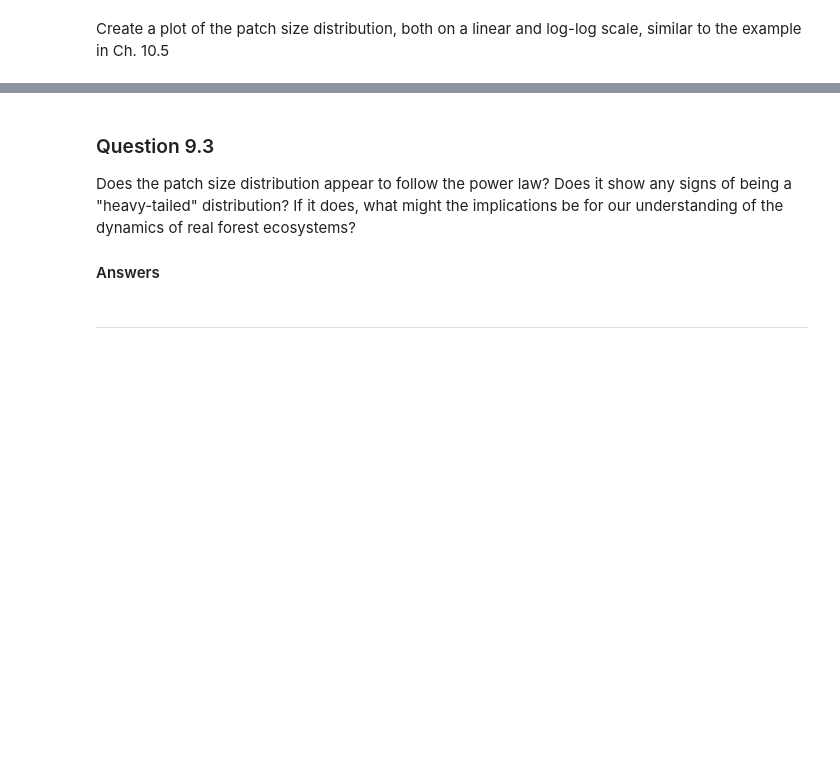
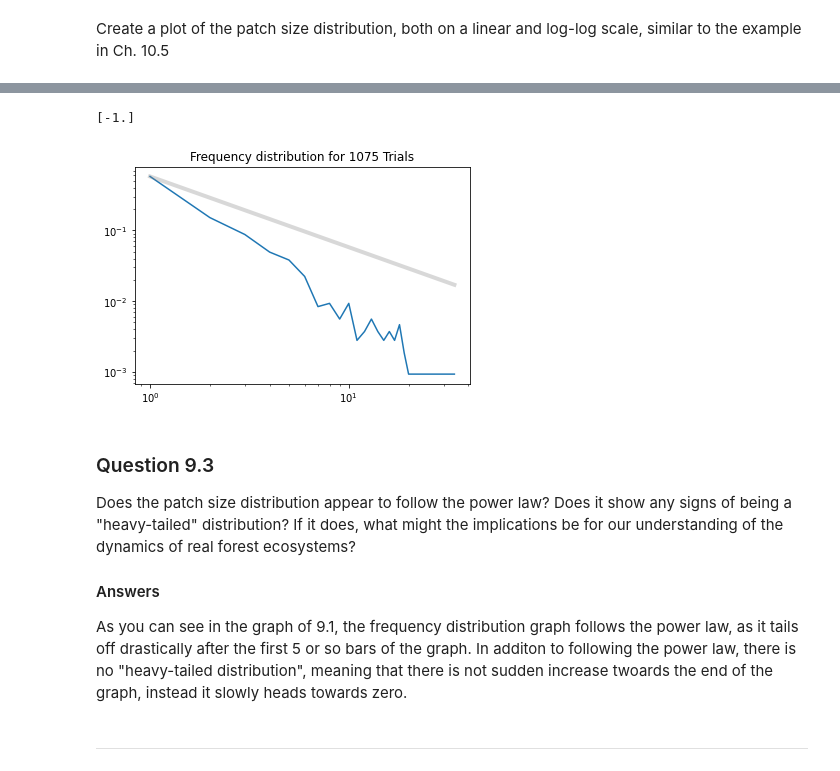
Before and after one commit to StoneMason495/cap-comp215, a Jupyter notebook: labs/lab09ZM.ipynb, the cells around one changed output, grey strips where cells are left out. Drawn from its saved outputs; the diff is of its cells as text; code cells hidden in the pictures; blank space fills up the shorter version.

```diff
--- a/labs/lab09ZM.ipynb
+++ b/labs/lab09ZM.ipynb
@@ -510,3 +523,25 @@ pmfS.plot(label='S')
+# %%
+def slope(xs, ys):
+    """ Return slope in log-space """
+    return np.diff(np.log(ys)) / np.diff(np.log(xs))
+
+def plot_negative_one_slope(dist, axes=None):
+    """ Plot a line with slope -1 from the first point in the dist """
+    axes = axes or plt.gca()
+    xs = [dist.categories[0], dist.categories[-1]]
+    ys = [dist.proportions[0], 0]
+    ys[1] = ys[0] * np.exp(-1*np.log(xs[1]/xs[0]))  # compute y1 so line has a slope exactly -1 in log space
+    # assert slope(xs, ys) == -1                      # double check that line has slope -1 in log space
+    print(slope(xs,ys))
+    axes.plot(xs, ys, color='gray', alpha=0.3, linewidth=4)
+
+# dist is a FrequencyDistribution object
+_, ax = plt.subplots(figsize=(6, 4))
+dist.plot(ax, xscale='log', yscale='log')
+plot_negative_one_slope(dist, ax)
+# %% [output]
+[-1.]
+[figure, added]
 # %% [markdown]
 ### Question 9.3
 
@@ -515,6 +550,8 @@ Does it show any signs of being a "heavy-tailed" distribution?
 If it does, what might the implications be for our understanding of the dynamics of real forest ecosystems?
 
 #### Answers
+
+As you can see in the graph of 9.1, the frequency distribution graph follows the power law, as it tails off drastically after the first 5 or so bars of the graph. In additon to following the power law, there is no "heavy-tailed distribution", meaning that there is not sudden increase twoards the end of the graph, instead it slowly heads towards zero.
 # %% [markdown]
 ---------------------
 # %% [markdown]
```
Also changed, not shown: parts of 10 cells of this notebook.
